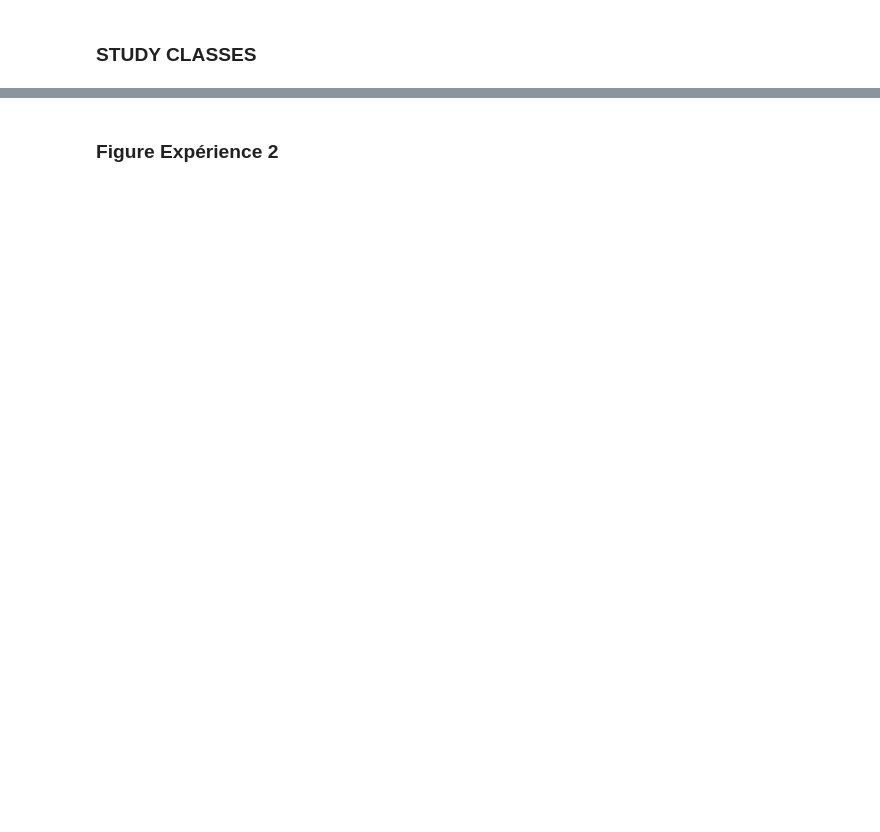
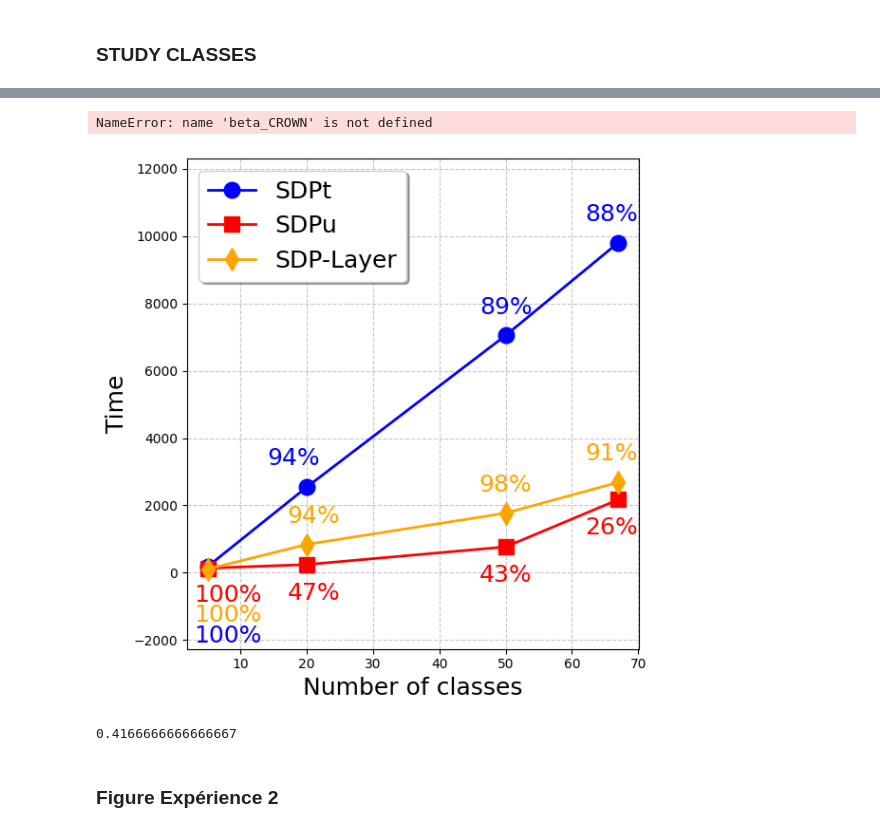
Before and after one commit to ahmedsafi2/FullSDPCertification, a Jupyter notebook: notebooks/benchmark_calculus.ipynb, the cells around one changed output, grey strips where cells are left out. Drawn from its saved outputs; the diff is of its cells as text; code cells hidden in the pictures; blank space fills up the shorter version.

Commit message:
add benchmark calculus test

```diff
--- a/notebooks/benchmark_calculus.ipynb
+++ b/notebooks/benchmark_calculus.ipynb
@@ -6,7 +6,7 @@ import pandas as pd
 #from fastsdp_tools import get_project_path
 
 # # ### SDPu-PP-9x100
-tab = pd.read_csv("/share/homes/boyerma/FastSDPCertification/results/benchmark/9x200-0.015/2026_06_01_11h42_20s_SDPu-FP-RLT=60/results_all.csv")
+tab = pd.read_csv("/share/homes/boyerma/FastSDPCertification/results/benchmark/concatmnist-6x100-67-classes-0.01/2026_06_15_12h04_12s_SDP-Layer/results.csv")
 # tab = tab[tab['data_index']==1].copy()
 # # tab = tab[tab["data_index"]<10].copy()
 # tab2 = pd.read_csv("/share/homes/boyerma/FastSDPCertification/results/benchmark/9x100-0.026/ECML-SDPu-FP-85-99/part_85_100/results.csv")
@@ -238,14 +268,14 @@ import numpy as np
 
 # Exemple de données (remplacez par vos propres tableaux)
 N = np.array([5, 20, 50,  67])
-SDPt = np.array([985, 11062, 20635, 25405])
-SDPu = np.array([1200, 1176, 1367, 1950])
-SDP_Layer = np.array([53, 355, 1004, 1558])
+SDPt = np.array([180, 2548, 7052, 9809])
+SDPu = np.array([132, 241, 767, 2171])
+SDP_Layer = np.array([106, 841, 1769, 2684])
 #beta_CROWN = np.array([3, 5, 2, 3])
 
-SDPt_verified = ['40%','0%','0%','0%']
-SDPu_verified = ['20%','25%','36%','60%']
-SDP_Layer_verified = ['20%','0%','0%','0%']
+SDPt_verified = ['100%','94%','89%','88%']
+SDPu_verified = ['100%','47%','43%','26%']
+SDP_Layer_verified = ['100%','94%','98%','91%']
 #beta_CROWN_verified = ['20%','20%','4%','4%']
 
 
@@ -308,6 +338,8 @@ fig.show()
 
 # Optionnel : sauvegarder le graphique en HTML
 # fig.write_html("graphique_T1_T2.html")
+# %% [output]
+NameError: name 'beta_CROWN' is not defined
 # %%
 
 import matplotlib.pyplot as plt
@@ -317,56 +349,62 @@ fontsize = 18
 plt.figure(figsize=(6, 6))
 plt.plot(N, SDPt, 'o-', color='blue', linewidth=2, markersize=12, label='SDPt')
 plt.plot(N, SDPu, 's-', color='red', linewidth=2, markersize=12, label='SDPu')
-# plt.plot(N, SDP_Layer, 'd-', color='orange', linewidth=2, markersize=12, label='SDP-Layer')
+plt.plot(N, SDP_Layer, 'd-', color='orange', linewidth=2, markersize=12, label='SDP-Layer')
 # plt.plot(N, beta_CROWN, 's-', color='green', linewidth=2, markersize=12, label='beta-CROWN')
 #plt.title('Influence of number of classes for computing time', fontsize=14, fontweight='bold')
 
-SDPt_gap_y = [1000,500,500,500]
-SDPu_gap_y = [-4000,-2500,-2500,-2500]
-beta_CROWN_gap_y = [+1000,+500,+500,+500]
-SDP_Layer_gap_y = [-2500,-2500,-2500,-2500]
+SDPt_gap_y = [-2400,500,500,500]
+SDPu_gap_y = [500,500,500,500]
+# beta_CROWN_gap_y = [+1000,+500,+500,+500]
+SDP_Layer_gap_y = [-1700,500,500,500]
 
-SDPt_gap_x = [1,-2,0,0]
-SDPu_gap_x = [1,0,0,-1]
-SDP_Layer_gap_x = [1,0,0,-1]
-beta_CROWN_gap_x = [1,1,1,-1]
+SDPt_gap_x = [3,-2,0,-1]
+SDPu_gap_x = [3,1,0,-1]
+SDP_Layer_gap_x = [3,1,0,-1]
+# beta_CROWN_gap_x = [1,1,1,-1]
 # Annoter chaque point SDPt
-# for i in range(len(N)):
-#     plt.text(N[i] + SDPt_gap_x[i], SDPt[i] + SDPt_gap_y[i], SDPt_verified[i], ha='center', va='bottom', fontsize=fontsize, color='blue')
+for i in range(len(N)):
+    plt.text(N[i] + SDPt_gap_x[i], SDPt[i] + SDPt_gap_y[i], SDPt_verified[i], ha='center', va='bottom', fontsize=fontsize, color='blue')
 
 # # Annoter chaque point SDP_Layer
-# for i in range(len(N)):
-#     plt.text(N[i] + SDP_Layer_gap_x[i], SDP_Layer[i] + SDP_Layer_gap_y[i], SDP_Layer_verified[i], ha='center', va='bottom', fontsize=fontsize, color='orange')
+for i in range(len(N)):
+    plt.text(N[i] + SDP_Layer_gap_x[i], SDP_Layer[i] + SDP_Layer_gap_y[i], SDP_Layer_verified[i], ha='center', va='bottom', fontsize=fontsize, color='orange')
 
 # Annoter chaque point SDPu
-# for i in range(len(N)):
-#     if i == 0 :
-#         plt.text(N[i] + SDPu_gap_x[i], SDPt[i]  - SDPu_gap_y[i], SDPu_verified[i], ha='center', va='top', fontsize=fontsize, color='red')
-#     else :
-#         plt.text(N[i] + SDPu_gap_x[i], SDPu[i] - SDPu_gap_y[i], SDPu_verified[i], ha='center', va='top', fontsize=fontsize, color='red')
+for i in range(len(N)):
+    if i == 0 :
+        plt.text(N[i] + SDPu_gap_x[i], SDPt[i]  - SDPu_gap_y[i], SDPu_verified[i], ha='center', va='top', fontsize=fontsize, color='red')
+    else :
+        plt.text(N[i] + SDPu_gap_x[i], SDPu[i] - SDPu_gap_y[i], SDPu_verified[i], ha='center', va='top', fontsize=fontsize, color='red')
 
 # # Annoter chaque point beta-CROWN
 # for i in range(len(N)):
 #     if i ==0 :
 #         plt.text(N[i] + beta_CROWN_gap_x[i], SDPt[i]  - beta_CROWN_gap_y[i], beta_CROWN_verified[i], ha='center', va='top', fontsize=fontsize, color='green')
 #     else :
 #         plt.text(N[i] + beta_CROWN_gap_x[i] , beta_CROWN[i] - beta_CROWN_gap_y[i], beta_CROWN_verified[i], ha='center', va='top', fontsize=fontsize, color='green')
 
 
 plt.xlabel('Number of classes', fontsize=fontsize)
 plt.ylabel('Time', fontsize=fontsize)
 plt.legend(loc='upper left', frameon=True, fancybox=True, shadow=True, fontsize=fontsize)
 plt.grid(True, linestyle='--', alpha=0.7)
 
 #ymin = min(min(min(SDPt - np.array(SDPt_gap_y)), min(SDPu - np.array(SDPu_gap_y))), min(SDP_Layer - np.array(SDP_Layer_gap_y))) - 1000
 #ymax = max(max(SDPt + np.array(SDPt_gap_y)), max(SDPu + np.array(SDPu_gap_y)), max(SDP_Layer + np.array(SDP_Layer_gap_y)))
-ymin = min(min(SDPt - np.array(SDPt_gap_y)), min(SDPu - np.array(SDPu_gap_y)))
+ymin = min(min(SDPt - np.array(SDPt_gap_y)), min(SDPu - np.array(SDPu_gap_y))) - 500
 ymax = max(max(SDPt + np.array(SDPt_gap_y)), max(SDPu + np.array(SDPu_gap_y)))
 padding = 2000  # ajustable
 plt.ylim(ymin - padding/5 - 1000, ymax + padding)
 
 plt.tight_layout()
 plt.show()
+# %% [output]
+[figure, added]
+# %%
+40/96
+# %% [output]
+0.4166666666666667
 # %% [markdown]
 ### Figure Expérience 2
 # %%
```
Also changed, not shown: parts of 18 cells of this notebook.
